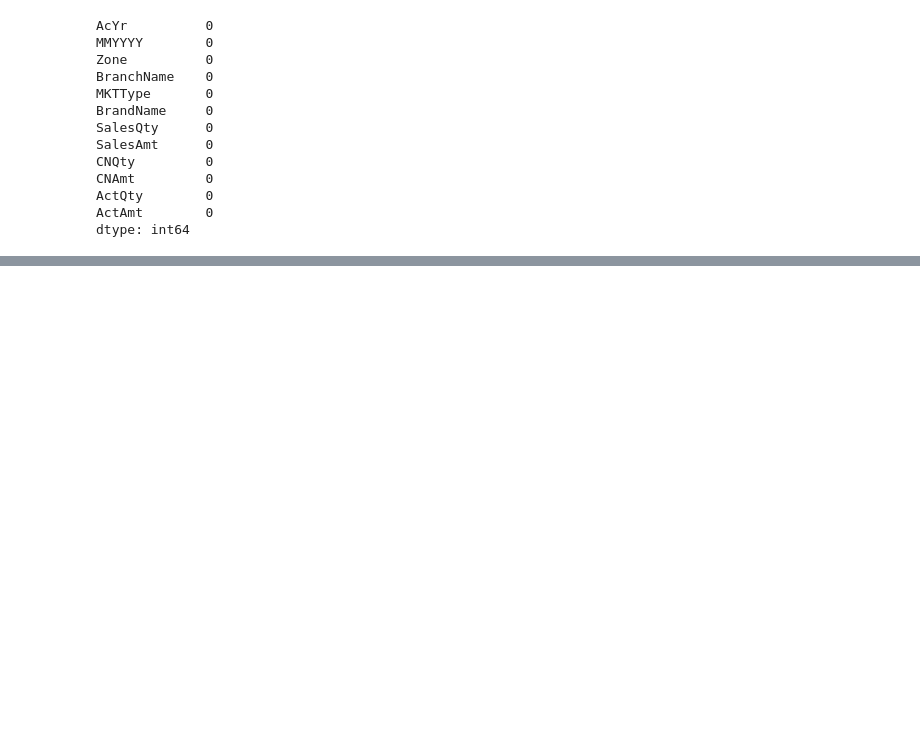
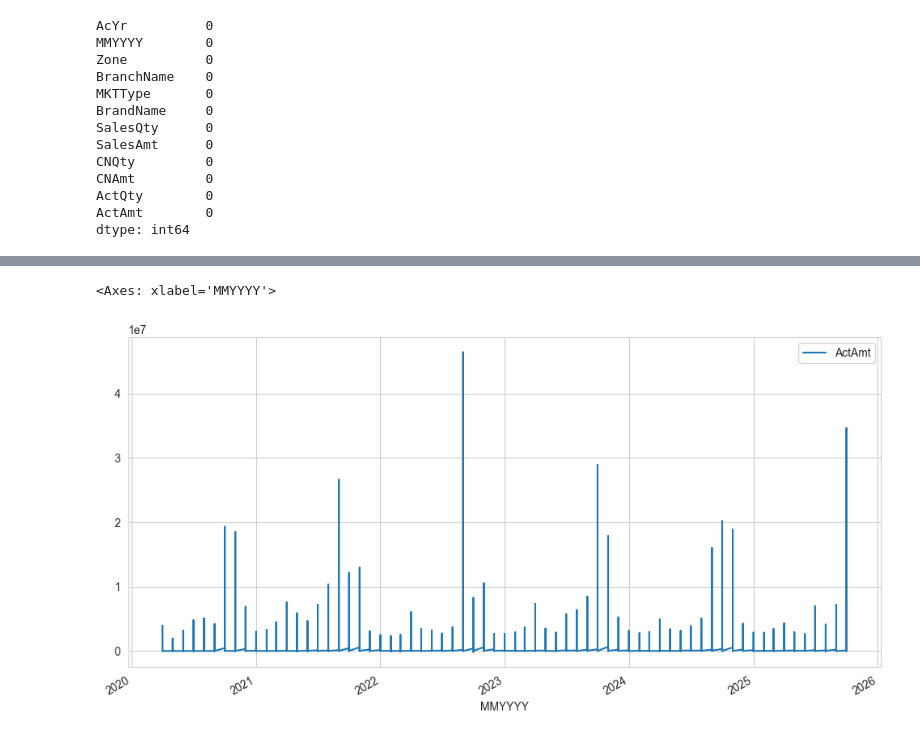
Before and after one commit to SaikatDash/Medicine-Sales-Analysis-Dashboard-with-Future-Business-Predictions, a Jupyter notebook: arima.ipynb, the cells around one changed output, grey strips where cells are left out. Drawn from its saved outputs; the diff is of its cells as text; code cells hidden in the pictures; blank space fills up the shorter version.

```diff
--- a/arima.ipynb
+++ b/arima.ipynb
@@ -252,24 +172,0 @@ test = yearly_sales[train_size:]
-# %%
-df = df[['AcYr', 'ActAmt']]
-
-# Convert ActAmt to numeric
-df['ActAmt'] = pd.to_numeric(df['ActAmt'], errors='coerce')
-
-df = df.fillna(0)
-
-# Extract start year from AcYr
-df['Year'] = df['AcYr'].str[:4].astype(int)
-
-# Group by Year (important)
-yearly_sales = df.groupby('Year')['ActAmt'].sum()
-
-# Sort
-yearly_sales = yearly_sales.sort_index()
-
-print("Training Data:")
-print(yearly_sales)
-
-# Train ARIMA model
-model = ARIMA(yearly_sales, order=(1,1,1))
-
-model_fit = model.fit()
@@ -353,0 +173,4 @@ plt.show()
+# %%
+# Select only MMYYYY and ActAmt columns for ARIMA
+df = df[["MMYYYY","ActAmt"]]
+df.head()
@@ -353,0 +193,4 @@ plt.show()
+# %%
+df['MMYYYY']=pd.to_datetime(df['MMYYYY'])
+# %%
+df.set_index("MMYYYY",inplace=True)
@@ -353,0 +219,5 @@ plt.show()
+# %%
+df.plot()
+# %% [output]
+<Axes: xlabel='MMYYYY'>
+[figure, added]
```
Also changed, not shown: parts of 39 cells of this notebook, 4 other files.
